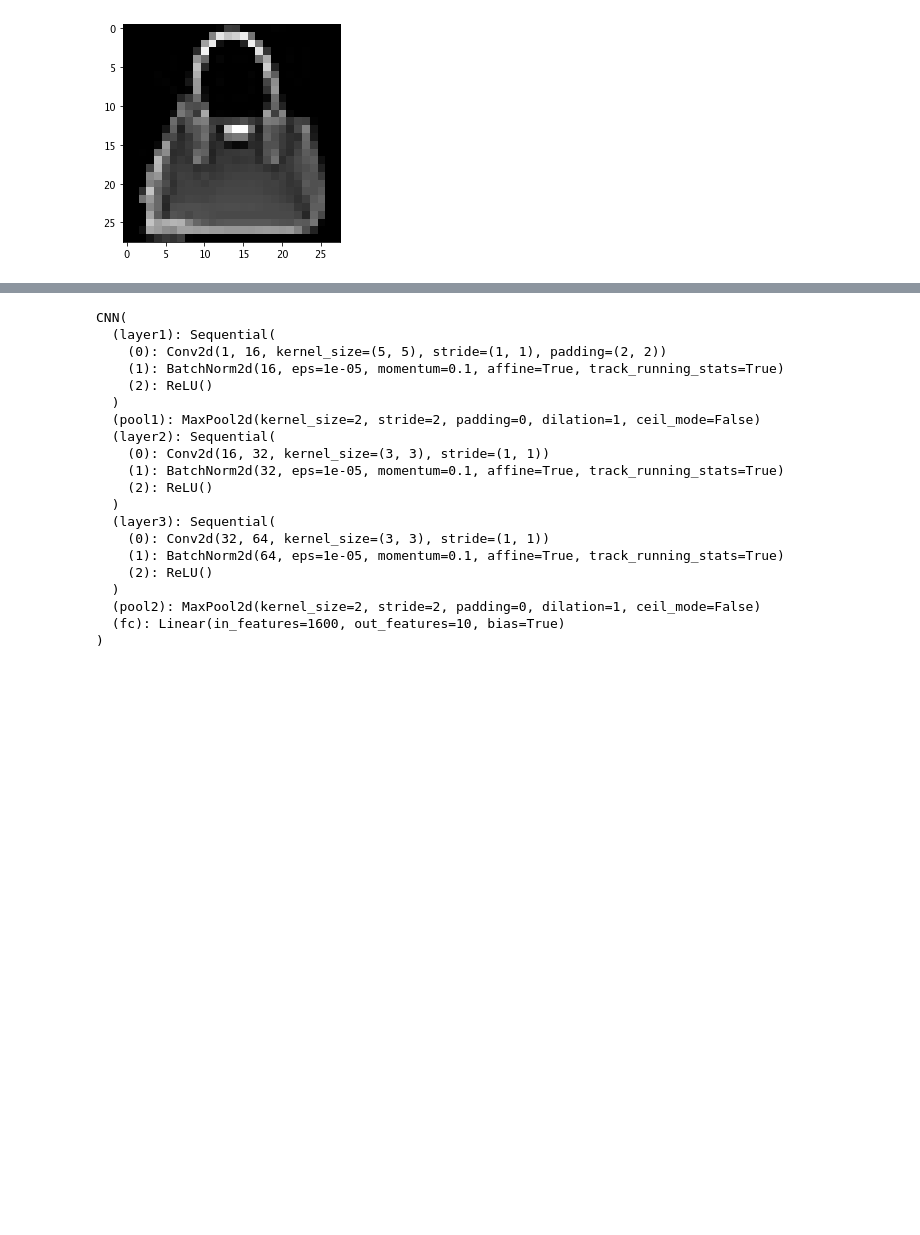
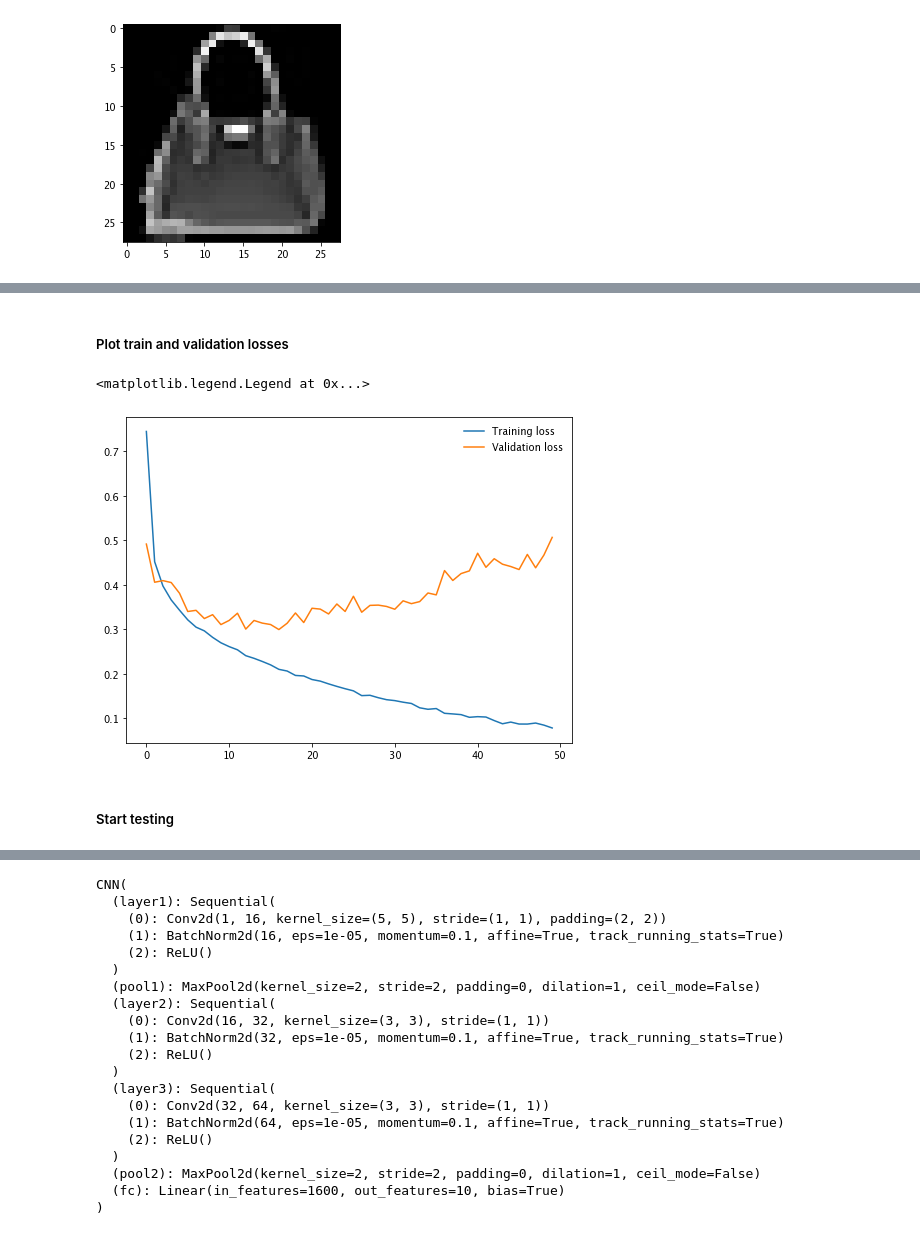
Before and after one commit to OSAKE-0/DeepLearningClassHW, a Jupyter notebook: Homework 1-20211112/nndl_2021__homework_1.ipynb, the cells around one changed output, grey strips where cells are left out. Drawn from its saved outputs; the diff is of its cells as text; code cells hidden in the pictures; blank space fills up the shorter version.

```diff
--- a/Homework 1-20211112/nndl_2021__homework_1.ipynb
+++ b/Homework 1-20211112/nndl_2021__homework_1.ipynb
@@ -440,0 +432,16 @@ TypeError: estimator should be an estimator implementing 'fit' method, Net(
+# %%
+train_dataset = CsvDataset('regression_dataset/train_data.csv', transform=composed_transform)
+all_train_inputs = []
+all_train_labels = []
+ # Disable gradient tracking
+with torch.no_grad():
+    for sample_batched in train_dataset:
+        # Move data to device
+        x_batch = sample_batched[0].to(device)
+        label_batch = sample_batched[1].to(device)
+        # Save outputs and labels
+        all_train_inputs.append(x_batch)
+        all_train_labels.append(label_batch)
+# Concatenate all the outputs and labels in a single tensor
+all_train_inputs  = torch.cat(all_train_inputs)
+all_train_labels  = torch.cat(all_train_labels)
@@ -781,0 +906,12 @@ train: 50000 validation 10000 test: 10000
+# %%
+# Initialize the network
+torch.manual_seed(0)
+
+net = Net()
+net.to(device)
+
+# Define the loss function
+loss_fn = torch.nn.CrossEntropyLoss()
+
+# Define the optimizer
+optimizer = optim.Adam(net.parameters(), lr=0.001)
@@ -781,0 +1002,20 @@ train: 50000 validation 10000 test: 10000
+# %% [markdown]
+##### Plot train and validation losses
+# %%
+# Plot losses
+plt.figure(figsize=(8,6))
+#plt.semilogy(train_loss_log, label='Train loss')
+#plt.semilogy(val_loss_log, label='Validation loss')
+#plt.xlabel('Epoch')
+#plt.ylabel('Loss')
+#plt.grid()
+#plt.legend()
+#plt.show()
+plt.plot(train_loss_log, label='Training loss')
+plt.plot(val_loss_log, label='Validation loss')
+plt.legend(frameon=False)
+# %% [output]
+<matplotlib.legend.Legend at 0x...>
+[figure, added]
+# %% [markdown]
+##### Start testing
```
Also changed, not shown: parts of 50 cells of this notebook, 27 other files.
